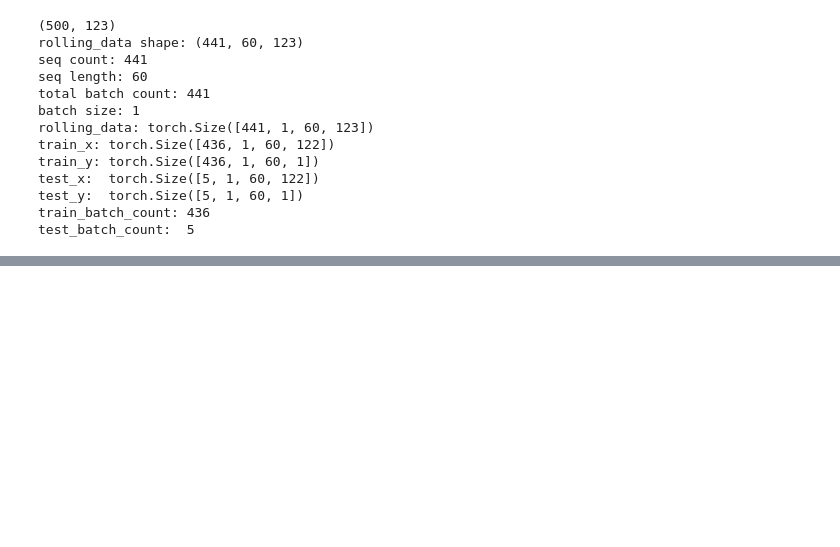
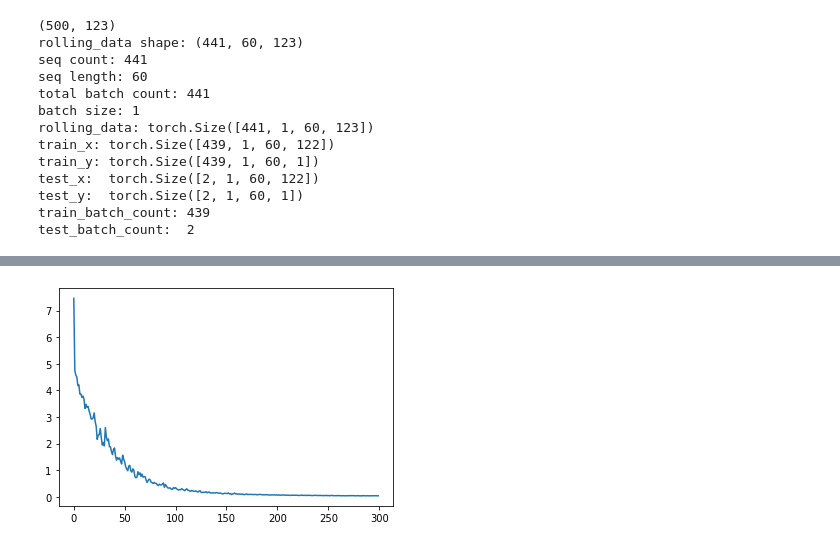
Before and after one commit to matrixleon18/SHUFE, a Jupyter notebook: jupyterlab/Model_LSTM1.ipynb, the cells around one changed output, grey strips where cells are left out. Drawn from its saved outputs; the diff is of its cells as text; code cells hidden in the pictures; blank space fills up the shorter version.

```diff
--- a/jupyterlab/Model_LSTM1.ipynb
+++ b/jupyterlab/Model_LSTM1.ipynb
@@ -14,10 +14,10 @@ device = torch.device('cuda:0' if torch.cuda.is_available() else 'cpu')
 
 # 加载数据
 dataset = pd.read_csv("601229.csv", index_col=0)
-dataset = dataset.drop(['date','prediction'], axis=1)
+dataset = dataset.drop(['date'], axis=1)
 # print(dataset.columns)
 # print(dataset.tail())
-dataset['future'] = dataset['future']
+# dataset['future'] = dataset['future']
 print(dataset.shape)
 # print(dataset.tail())
 
@@ -26,7 +26,7 @@ print(dataset.shape)
 # # 数据转成sequence的格式，这里定义每个seq的长度
 SEQ_LENGTH = 60
 BATCH_SIZE = 1                                                    # 注意：BATCH_SIZE是要能够整除seq_count的
-TEST_BATCH_COUNT = 5
+TEST_BATCH_COUNT = 2
 
 # 把数据切换成 BATCH_SIZE 的一个个batch
 rolling_data = pd.DataFrame()
@@ -79,12 +79,12 @@ seq length: 60
 total batch count: 441
 batch size: 1
 rolling_data: torch.Size([441, 1, 60, 123])
-train_x: torch.Size([436, 1, 60, 122])
-train_y: torch.Size([436, 1, 60, 1])
-test_x:  torch.Size([5, 1, 60, 122])
-test_y:  torch.Size([5, 1, 60, 1])
-train_batch_count: 436
-test_batch_count:  5
+train_x: torch.Size([439, 1, 60, 122])
+train_y: torch.Size([439, 1, 60, 1])
+test_x:  torch.Size([2, 1, 60, 122])
+test_y:  torch.Size([2, 1, 60, 1])
+train_batch_count: 439
+test_batch_count:  2
 # %%
 # 定义 LSTM 模型
 
@@ -168,10 +163,11 @@ model = model.double().to(device)
 LR = 1e-4
 loss_func = nn.MSELoss(reduction="mean")
 optimizer = torch.optim.Adam(model.parameters(), lr=LR, weight_decay=1e-8)
-
+scheduler = torch.optim.lr_scheduler.ExponentialLR(optimizer, gamma=0.9, last_epoch=-1)
 
 # 训练 LSTM 模型;
-epoches = 200
+model.train()
+epoches = 300
 epoch_loss = 0
 epoch_loss_list = []
 
@@ -191,15 +187,16 @@ for epoch in range(epoches):
         print("The loss value is reached")
         break
 
-    print("{} of {} epoch loss: {:.6f}".format(epoch, epoches, epoch_loss.item()))
+    print("{} of {} epoch loss: {:.4f} with lr: {}".format(epoch, epoches, epoch_loss.item(), optimizer.state_dict()['param_groups'][0]['lr']))
     epoch_loss_list.append(epoch_loss)
     epoch_loss = 0
+
+    if (epoch+1) % 10 ==0:
+        scheduler.step()
     # print("learning rate: {}".format(optimizer.state_dict()['param_groups'][0]['lr']))
     # for p in optimizer.param_groups:
     #     p['lr'] *= 0.99
 
-
-
 plt.plot(epoch_loss_list)
 plt.show()
 # %% [output]
@@ -223,3 +220,4 @@ plt.show()
+[figure, added]
 # %%
 # 保存模型
 torch.save(model, 'e:\\Model_LSTM1.pkl')
```
Also changed, not shown: parts of 3 cells of this notebook, 3 other files.
